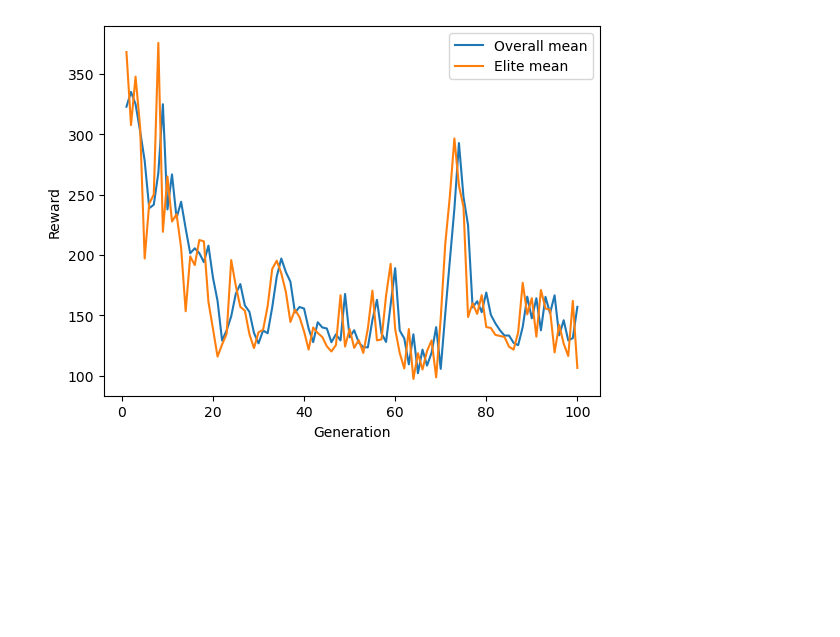
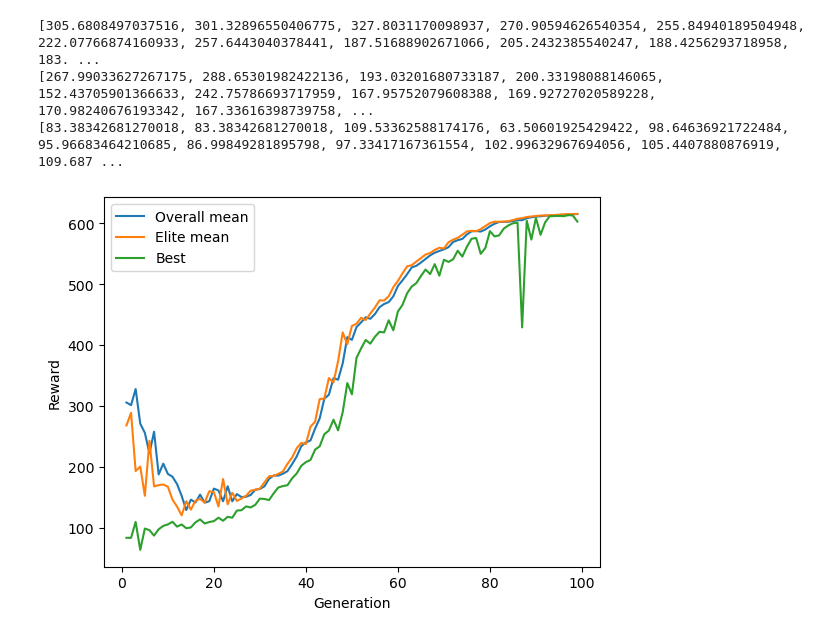
Before and after one commit to danyoungday/sustain, a Jupyter notebook: experiment.ipynb, the cells around one changed output. Saved outputs shown, nothing was run; the diff lists cells and outputs as text; code cells hidden in the pictures; blank space fills up the shorter version.

```diff
--- a/experiment.ipynb
+++ b/experiment.ipynb
@@ -4,24 +4,35 @@ from pathlib import Path
 import matplotlib.pyplot as plt
 import pandas as pd
 # %%
-results_dir = Path("results/optimize")
+results_dir = Path("results/noseed")
 
 validation_dir = results_dir / "validation"
 # %%
 rewards = []
 elite_rewards = []
-gens = list(range(1, 101, 1))
+best_rewards = []
+gens = list(range(1, len(list(results_dir.glob("*.csv"))), 1))
 for i in gens:
     df = pd.read_csv(validation_dir / f"{i}.csv")
     rewards.append(df["reward"].mean())
     elite_rewards.append(df["reward"].iloc[:10].mean())
+    best_rewards.append(df["reward"].min())
+
+print(rewards)
+print(elite_rewards)
+print(best_rewards)
 
 fig, ax = plt.subplots()
 ax.plot(gens, rewards, label="Overall mean")
 ax.plot(gens, elite_rewards, label="Elite mean")
+ax.plot(gens, best_rewards, label="Best")
+ax.plot
 ax.set_xlabel("Generation")
 ax.set_ylabel("Reward")
 ax.legend()
 plt.show()
 # %% [output]
+[305.6808497037516, 301.32896550406775, 327.8031170098937, 270.90594626540354, 255.84940189504948, 222.07766874160933, 257.6443040378441, 187.51688902671066, 205.2432385540247, 188.4256293718958, 183. ...
+[267.99033627267175, 288.65301982422136, 193.03201680733187, 200.33198088146065, 152.43705901366633, 242.75786693717959, 167.95752079608388, 169.92727020589228, 170.98240676193342, 167.33616398739758, ...
+[83.38342681270018, 83.38342681270018, 109.53362588174176, 63.50601925429422, 98.64636921722484, 95.96683464210685, 86.99849281895798, 97.33417167361554, 102.99632967694056, 105.4407880876919, 109.687 ...
-[figure, old version]
+[figure, new version]
```
Also changed, not shown: 9 other files.
